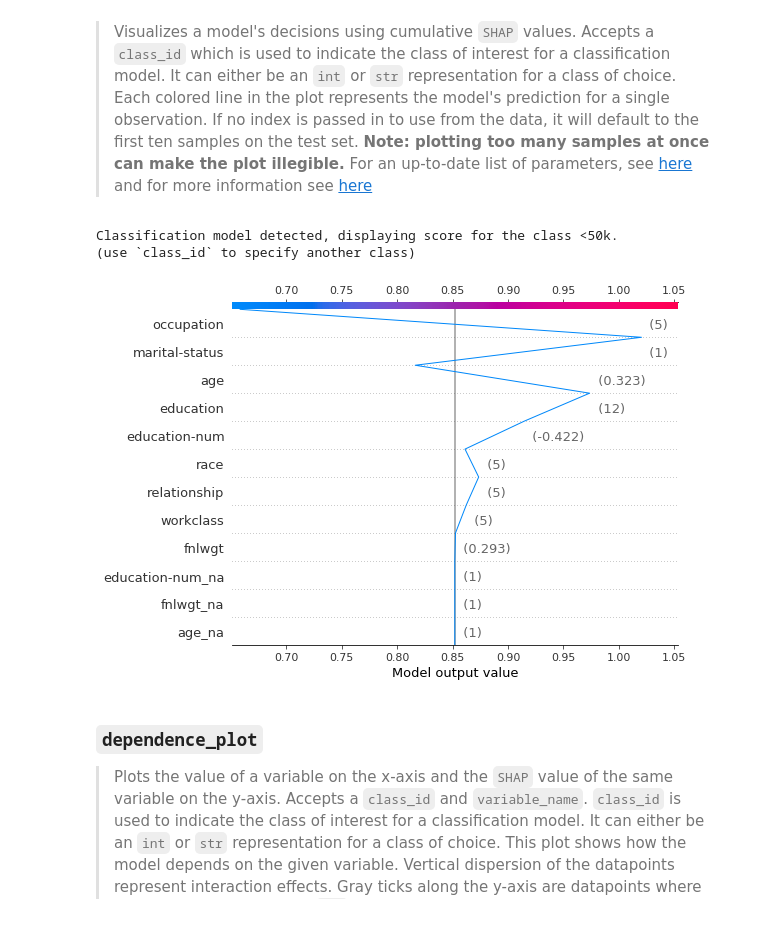
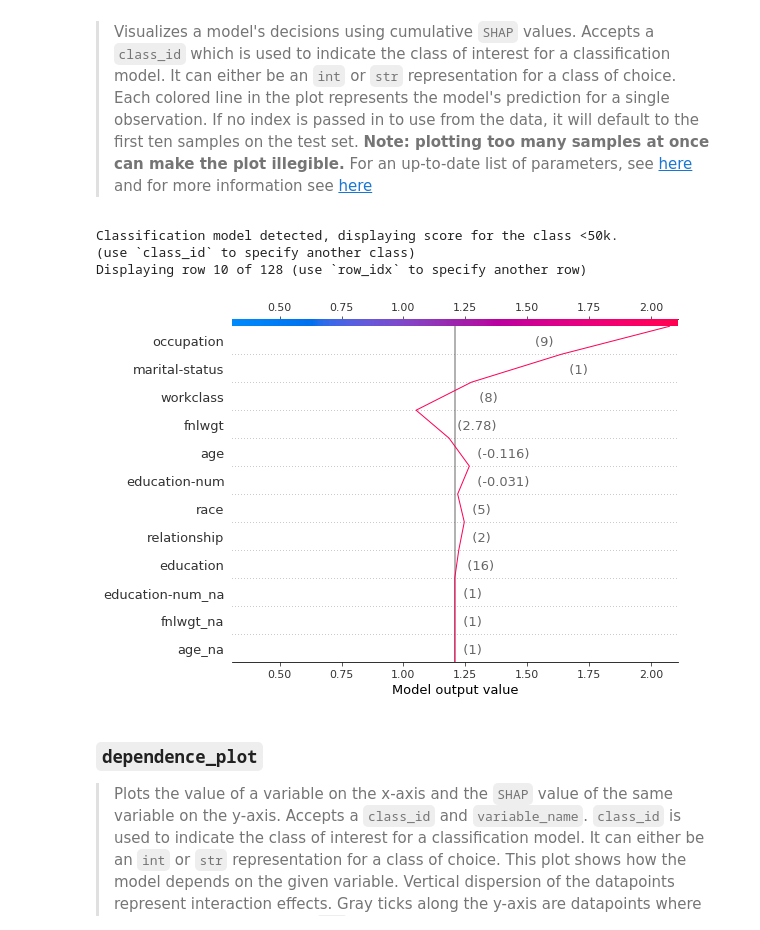
Before and after one commit to nestordemeure/fastshap, a Jupyter notebook: nbs/01_interpret.ipynb, the cells around one changed output. Saved outputs shown, nothing was run; the diff lists cells and outputs as text; code cells hidden in the pictures.

```diff
--- a/nbs/01_interpret.ipynb
+++ b/nbs/01_interpret.ipynb
@@ -120,11 +118,12 @@ exp = ShapInterpretation(learn)
 
 > Visualizes a model's decisions using cumulative `SHAP` values. Accepts a `class_id` which is used to indicate the class of interest for a classification model. It can either be an `int` or `str` representation for a class of choice. Each colored line in the plot represents the model's prediction for a single observation. If no index is passed in to use from the data, it will default to the first ten samples on the test set. **Note: plotting too many samples at once can make the plot illegible.** For an up-to-date list of parameters, see [here](https://github.com/slundberg/shap/blob/master/shap/plots/decision.py) and for more information see [here](https://github.com/slundberg/shap/blob/master/notebooks/plots/decision_plot.ipynb)
 # %%
-exp.decision_plot(class_id=0, row_idx=0)
+exp.decision_plot(class_id=0, row_idx=10)
 # %% [output]
 Classification model detected, displaying score for the class <50k.
 (use `class_id` to specify another class)
+Displaying row 10 of 128 (use `row_idx` to specify another row)
-[figure, old version]
+[figure, new version]
 # %% [markdown]
 ### `dependence_plot`
 > Plots the value of a variable on the x-axis and the `SHAP` value of the same variable on the y-axis. Accepts a `class_id` and `variable_name`. `class_id`  is used to indicate the class of interest for a classification model. It can either be an `int` or `str` representation for a class of choice. This plot shows how the model depends on the given variable. Vertical dispersion of the datapoints represent interaction effects. Gray ticks along the y-axis are datapoints where the variable's values were `NaN`. For an up-to-date list of parameters, see [here](https://github.com/slundberg/shap/blob/master/shap/plots/dependence.py) and for more information see [here](https://github.com/slundberg/shap/blob/master/notebooks/plots/dependence_plot.ipynb)
```
Also changed, not shown: parts of 4 cells of this notebook, 1 other file.
